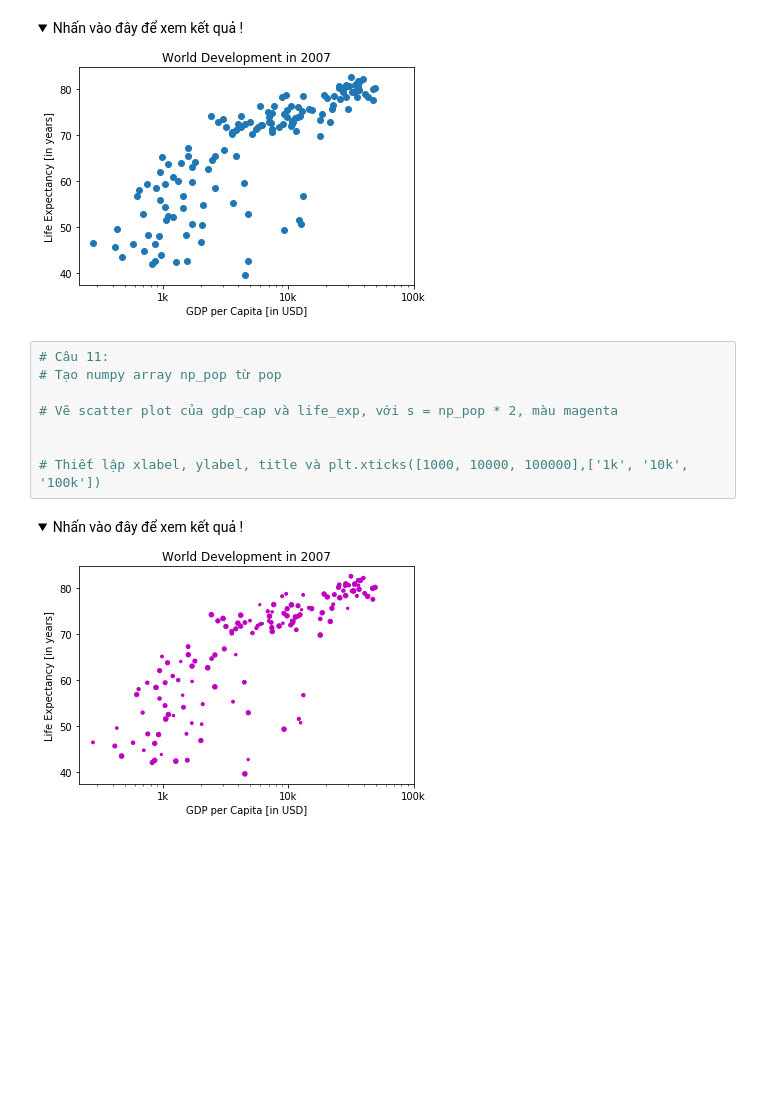
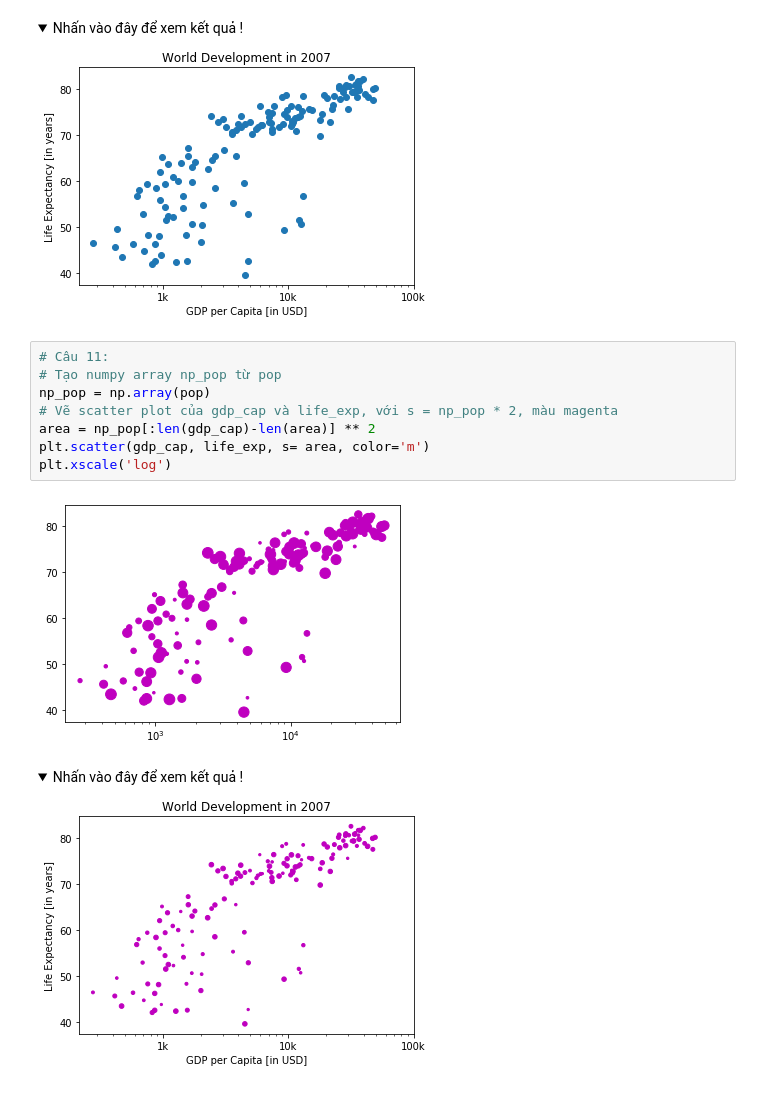
Before and after one commit to galvin96/course-MachineLearning, a Jupyter notebook: Bai_6/6.3/Chapter6_Exercise3_Pop.ipynb, the cells around one changed output. Drawn from its saved outputs; the diff is of its cells as text; folded sections open; blank space fills up the shorter version.

```diff
--- a/Bai_6/6.3/Chapter6_Exercise3_Pop.ipynb
+++ b/Bai_6/6.3/Chapter6_Exercise3_Pop.ipynb
@@ -183,11 +209,13 @@ plt.hist(life_exp, bins=20, color='blue', edgecolor='red')
 # %%
 # Câu 11:
 # Tạo numpy array np_pop từ pop
-
+np_pop = np.array(pop)
 # Vẽ scatter plot của gdp_cap và life_exp, với s = np_pop * 2, màu magenta
-
-
-# Thiết lập xlabel, ylabel, title và plt.xticks([1000, 10000, 100000],['1k', '10k', '100k'])
+area = np_pop[:len(gdp_cap)-len(area)] ** 2
+plt.scatter(gdp_cap, life_exp, s= area, color='m')
+plt.xscale('log')
+# %% [output]
+[figure, added]
 # %% [markdown]
 <details>
   <summary>Nhấn vào đây để xem kết quả !</summary>
```
Also changed, not shown: parts of 4 cells of this notebook.
